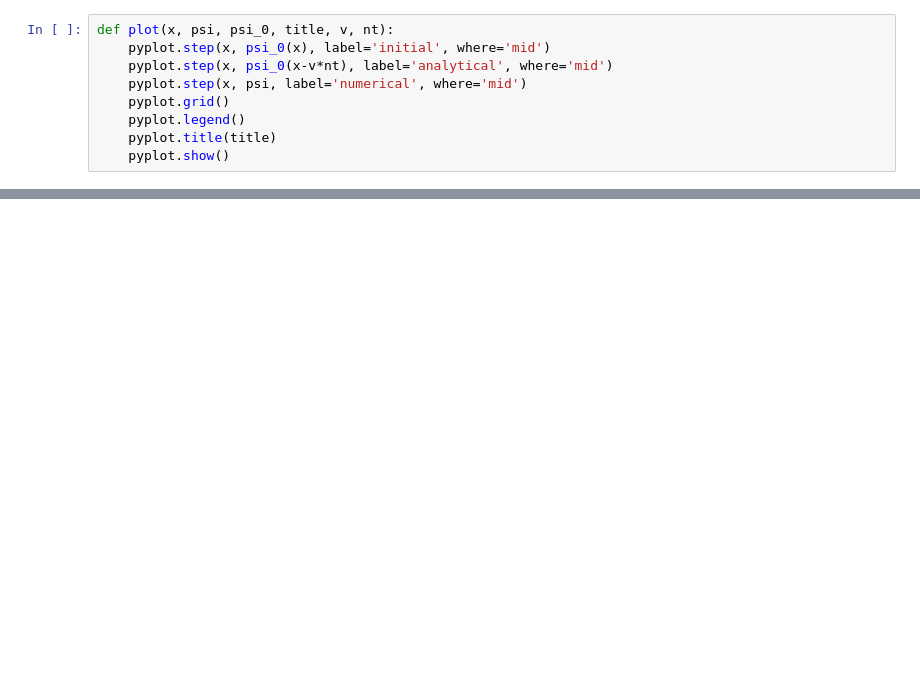
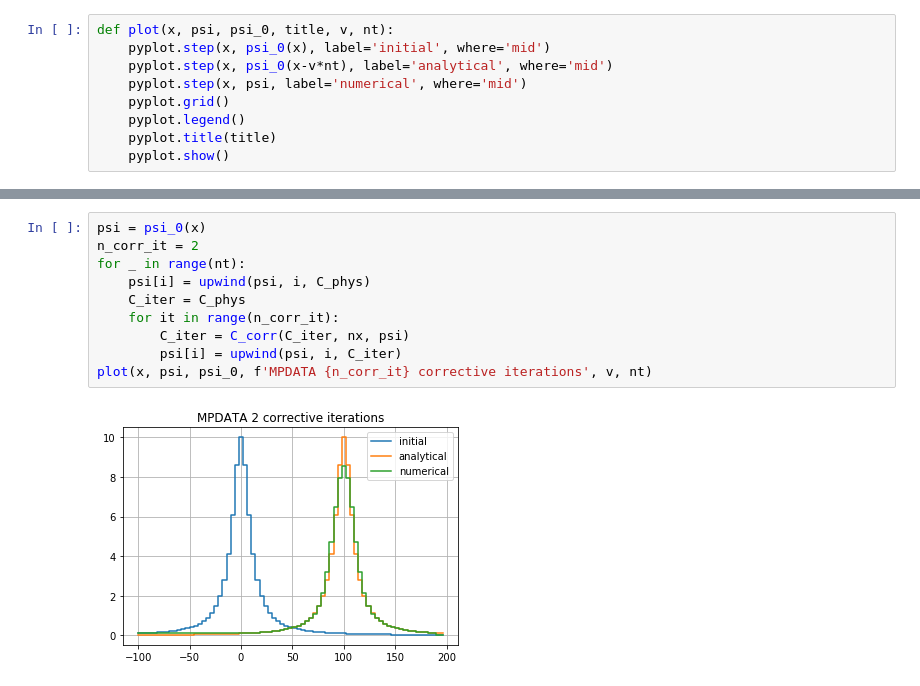
Before and after one commit to slayoo/MoAC, a Jupyter notebook: notebooks/02_upwind_MPDATA_hello_world.ipynb, the cells around one changed output, grey strips where cells are left out. Cells and saved outputs as stored; diff of their text form; blank space fills up the shorter version.

```diff
--- a/notebooks/02_upwind_MPDATA_hello_world.ipynb
+++ b/notebooks/02_upwind_MPDATA_hello_world.ipynb
@@ -17,0 +70,12 @@ def plot(x, psi, psi_0, title, v, nt):
+# %%
+psi = psi_0(x)
+n_corr_it = 2
+for _ in range(nt):
+    psi[i] = upwind(psi, i, C_phys)
+    C_iter = C_phys
+    for it in range(n_corr_it):
+        C_iter = C_corr(C_iter, nx, psi)
+        psi[i] = upwind(psi, i, C_iter)
+plot(x, psi, psi_0, f'MPDATA {n_corr_it} corrective iterations', v, nt)
+# %% [output]
+[figure, added]
```
Also changed, not shown: parts of 7 cells of this notebook.
